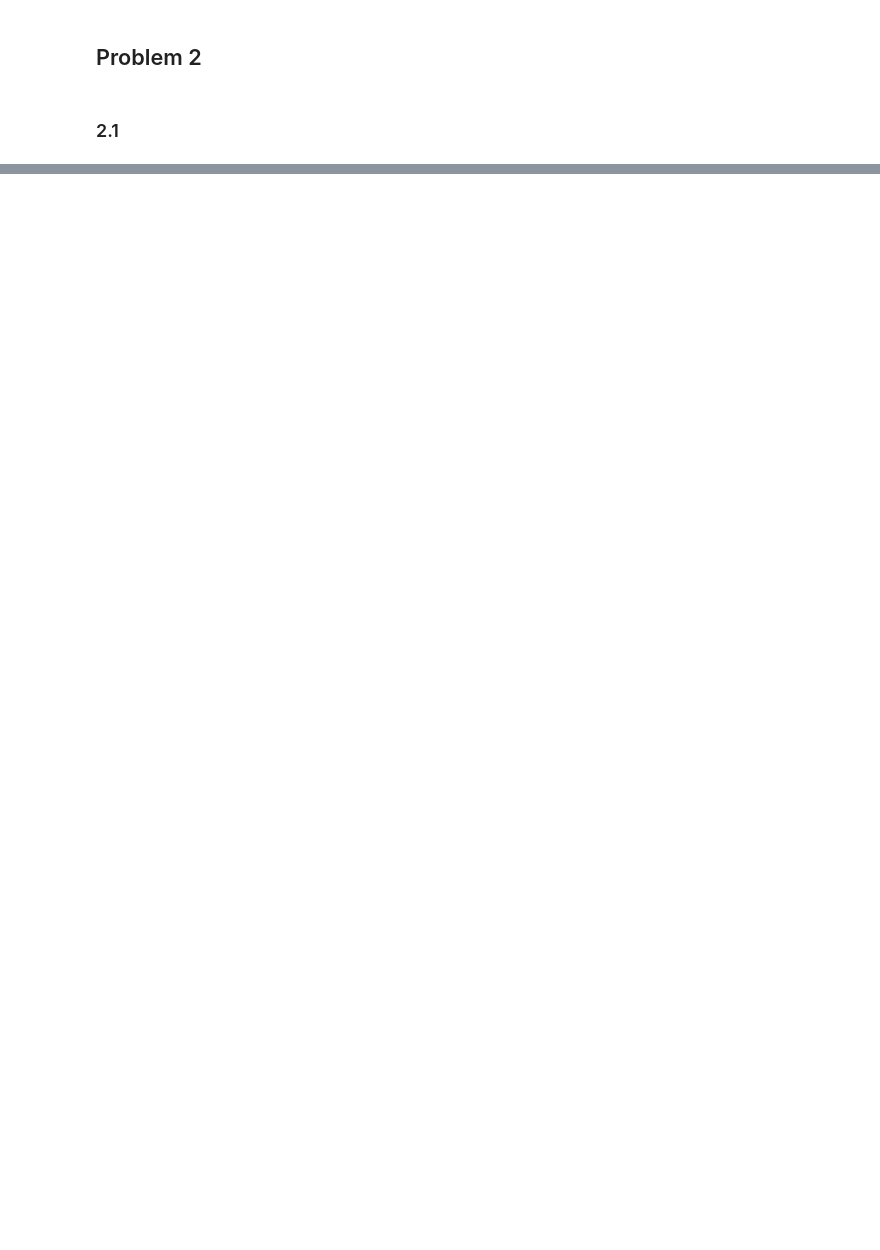
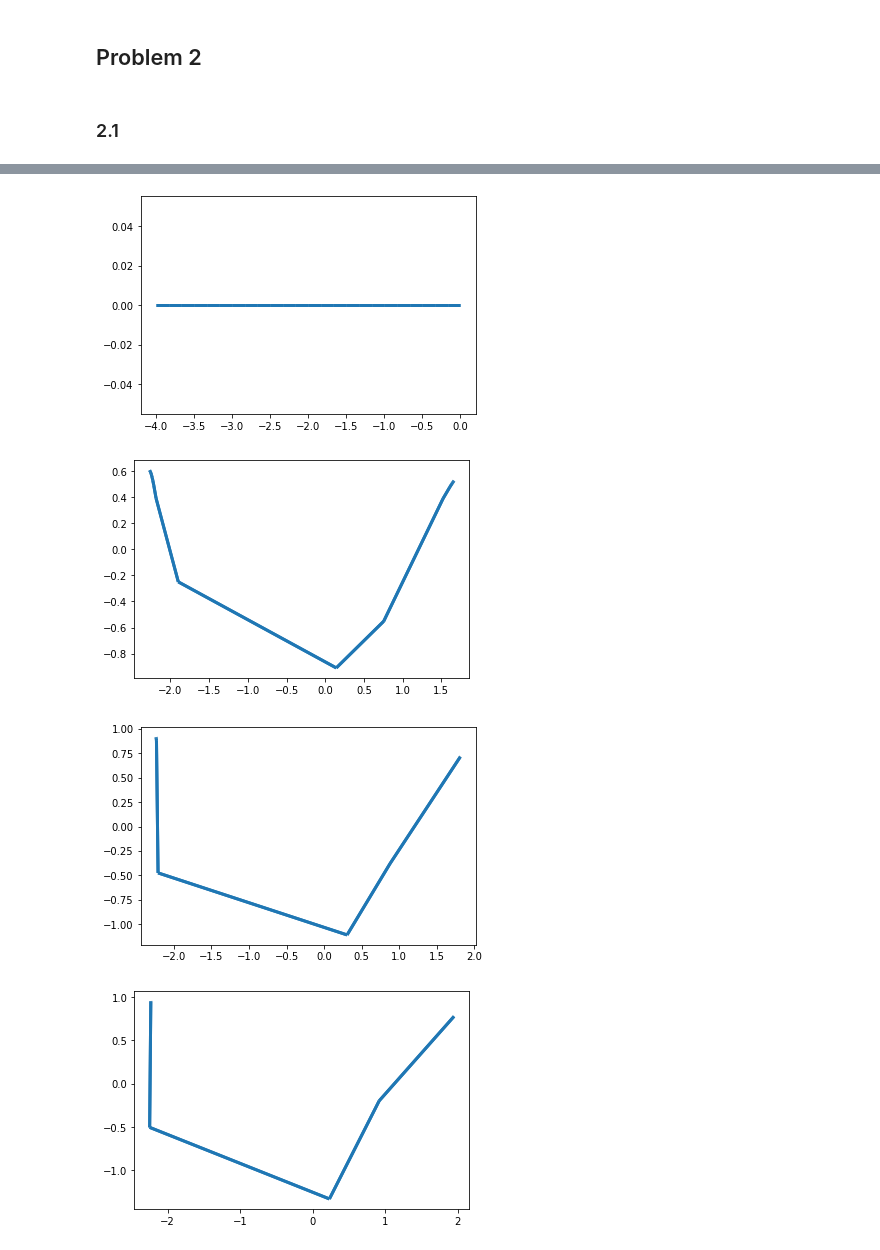
Before and after one commit to kmeng01/9.53-psets, a Jupyter notebook: pset-2/main.ipynb, the cells around one changed output, grey strips where cells are left out. Drawn from its saved outputs; the diff is of its cells as text; code cells hidden in the pictures; blank space fills up the shorter version.

```diff
--- a/pset-2/main.ipynb
+++ b/pset-2/main.ipynb
@@ -110,2 +136,17 @@ array([2.9321945 , 0.92489046, 0.14885071, 0.02109133], dtype=float32)
 # %% [markdown]
 ### 2.1
+# %%
+# Create 15-node SOM
+N, M = 15, 1
+som = SOM(N, M)
+som.init_neigh(is_neigh_full)
+som.init_G(get_1d_uniform(N))
+lr_func = get_lr_func(0.001, 0.001)
+
+# Train on PCA'ed data
+max_epoch = 500
+for epoch in tqdm(range(max_epoch)):
+    if epoch % 100 == 0 or epoch == max_epoch - 1:
+        som.render()
+    for data in iris_pca.T:
+        som.update(data, epoch, lr_func)
@@ -111,0 +160,20 @@ array([2.9321945 , 0.92489046, 0.14885071, 0.02109133], dtype=float32)
+# %%
+# Create 25-node SOM
+N, M = 25, 1
+som = SOM(N, M)
+som.init_neigh(is_neigh_full)
+som.init_G(get_1d_uniform(N))
+lr_func = get_lr_func(0.001, 0.001)
+
+# Train on PCA'ed data
+max_epoch = 500
+for epoch in tqdm(range(max_epoch)):
+    if epoch % 100 == 0 or epoch == max_epoch - 1:
+        som.render()
+    for data in iris_pca.T:
+        som.update(data, epoch, lr_func)
+# %% [output]
+[figure, added]
+[figure, added]
+[figure, added]
+[figure, added]
```
Also changed, not shown: parts of 19 cells of this notebook, 2 other files.
